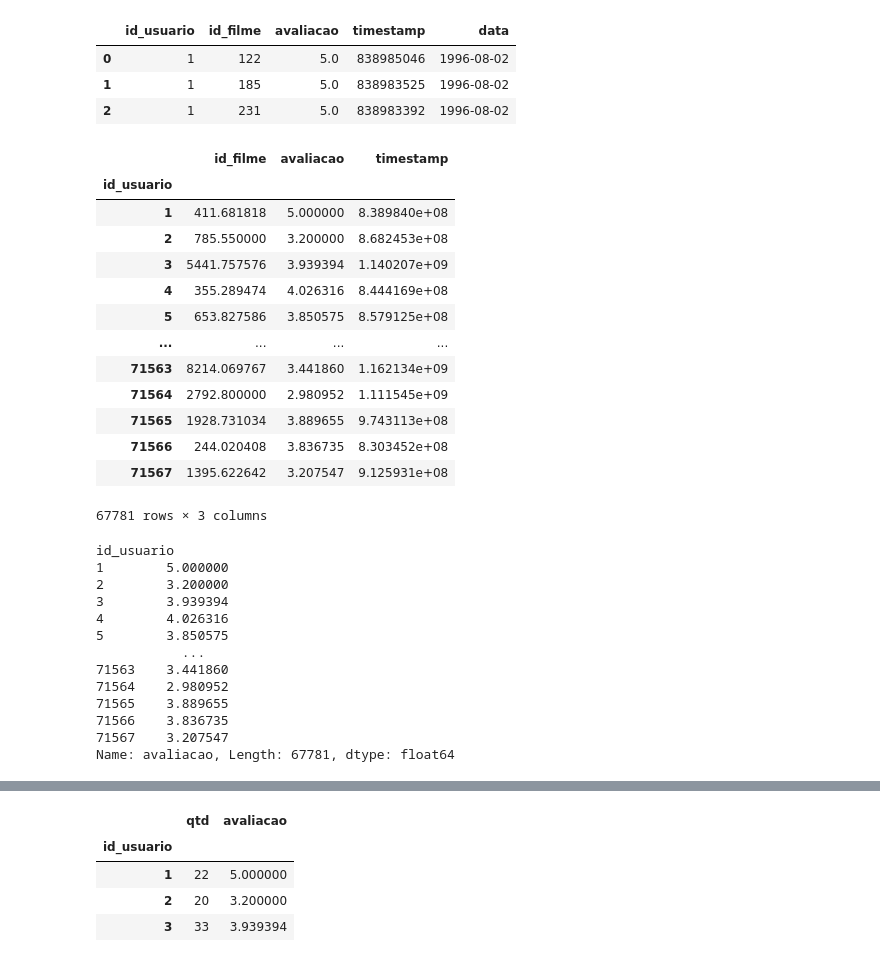
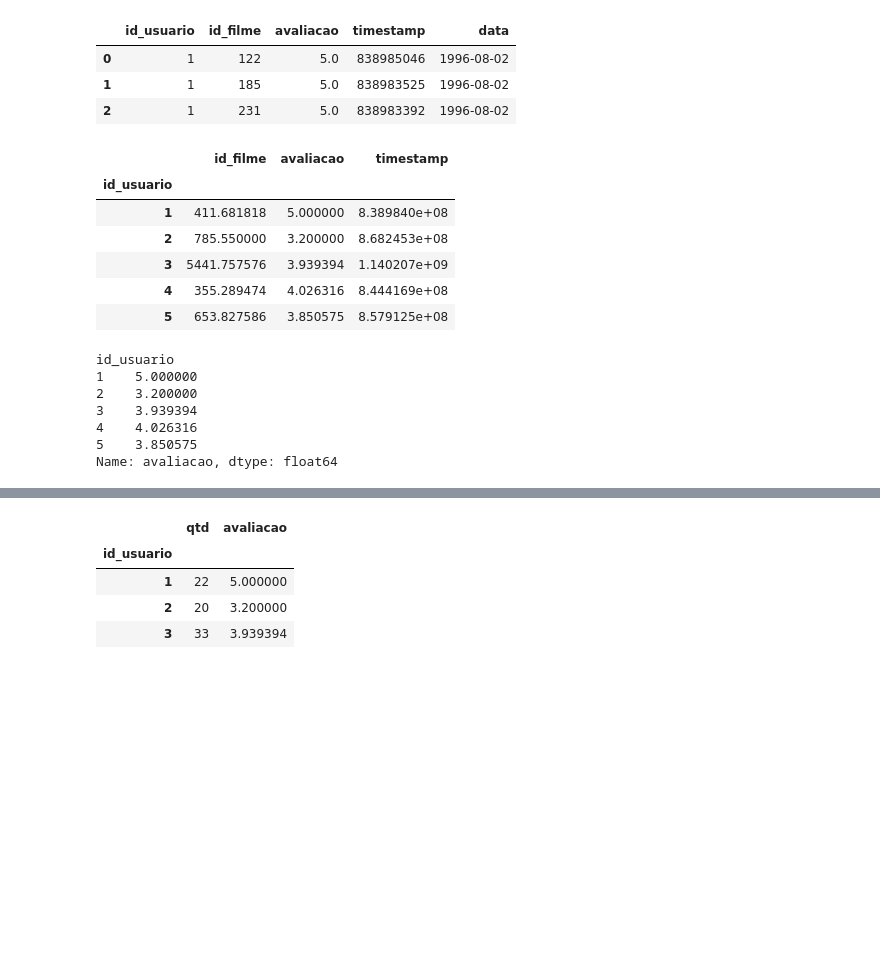
Before and after one commit to Tiagoeem/Mineracao_de_Dados-PosGraduacao, a Jupyter notebook: Aulas (Desenvolvimento em sala-PBL)/2020/Clusterizacao e Analise Descritiva (Sistema de Recomendacao)/AnaliseDescritiva_Filmes_emSala.ipynb, the cells around one changed output, grey strips where cells are left out. Saved outputs shown, nothing was run; the diff lists cells and outputs as text; code cells hidden in the pictures; blank space fills up the shorter version.

```diff
--- a/Aulas (Desenvolvimento em sala-PBL)/2020/Clusterizacao e Analise Descritiva (Sistema de Recomendacao)/AnaliseDescritiva_Filmes_emSala.ipynb
+++ b/Aulas (Desenvolvimento em sala-PBL)/2020/Clusterizacao e Analise Descritiva (Sistema de Recomendacao)/AnaliseDescritiva_Filmes_emSala.ipynb
@@ -34,4 +45,4 @@ Falling back to the 'python' engine because the 'c' engine does not support rege
 # %%
-df_ava = pd.read_csv( '/content/drive/My Drive/Colab Notebooks (1)/mineracao/sistema_recomendacao/filmes/ratings.dat', sep= '::', names=['id_usuario','id_filme','avaliacao','timestamp'] )
-df_ava.head()
+df_ava = pd.read_csv( '/content/drive/My Drive/Colab Notebooks/mineracao/sistema_recomendacao/filmes/ratings.dat', sep= '::', names=['id_usuario','id_filme','avaliacao','timestamp'] )
+df_ava.head(3)
 # %% [output]
@@ -136,8 +137,8 @@ filmes: 10681
 # %%
 # Verificando quantas avaliações foram feitas por cada usuário:
 # .value_counts() -> dica do Henrique Saboya (valeu!), mais eficiente que realizar um groupby de count em uma unica coluna
-df_qtd_ava = df_ava.id_usuario.value_counts()
-df_qtd_ava
+df_qtd_ava = df_ava.id_usuario.value_counts().rename('qtd')
+df_qtd_ava.head(5)
 # %% [output]
 59269    7359
 67385    7047
@@ -307,40 +291,27 @@ df_ava_fil.head(3)
 | 2 | 1 | 231 | 5.0 | 838983392 | 1996-08-02 |
 # %%
 # Calcular a média de avaliação de cada usuário
-df_ava_fil.groupby( by = 'id_usuario' ).mean()
+df_ava_fil.groupby( by = 'id_usuario' ).mean().head(5)
 # %% [output]
 |  | id_filme | avaliacao | timestamp |
 | id_usuario |  |  |  |
 | 1 | 411.681818 | 5.000000 | 8.389840e+08 |
 | 2 | 785.550000 | 3.200000 | 8.682453e+08 |
 | 3 | 5441.757576 | 3.939394 | 1.140207e+09 |
 | 4 | 355.289474 | 4.026316 | 8.444169e+08 |
 | 5 | 653.827586 | 3.850575 | 8.579125e+08 |
-| ... | ... | ... | ... |
-| 71563 | 8214.069767 | 3.441860 | 1.162134e+09 |
-| 71564 | 2792.800000 | 2.980952 | 1.111545e+09 |
-| 71565 | 1928.731034 | 3.889655 | 9.743113e+08 |
-| 71566 | 244.020408 | 3.836735 | 8.303452e+08 |
-| 71567 | 1395.622642 | 3.207547 | 9.125931e+08 |
-67781 rows × 3 columns
 # %%
 # Filtrar depois
 df_haters = df_ava_fil.groupby( by = 'id_usuario' ).mean()['avaliacao']
-df_haters
+df_haters.head()
 # %% [output]
 id_usuario
-1        5.000000
-2        3.200000
-3        3.939394
-4        4.026316
-5        3.850575
-           ...
-71563    3.441860
-71564    2.980952
-71565    3.889655
-71566    3.836735
-71567    3.207547
-Name: avaliacao, Length: 67781, dtype: float64
+1    5.000000
+2    3.200000
+3    3.939394
+4    4.026316
+5    3.850575
+Name: avaliacao, dtype: float64
 # %%
 # Qtd de filmes avaliados
 df_ava_fil_qtd = df_ava_fil[['id_usuario', 'avaliacao']].groupby( by='id_usuario' ).count()
```
Also changed, not shown: parts of 54 cells of this notebook.
